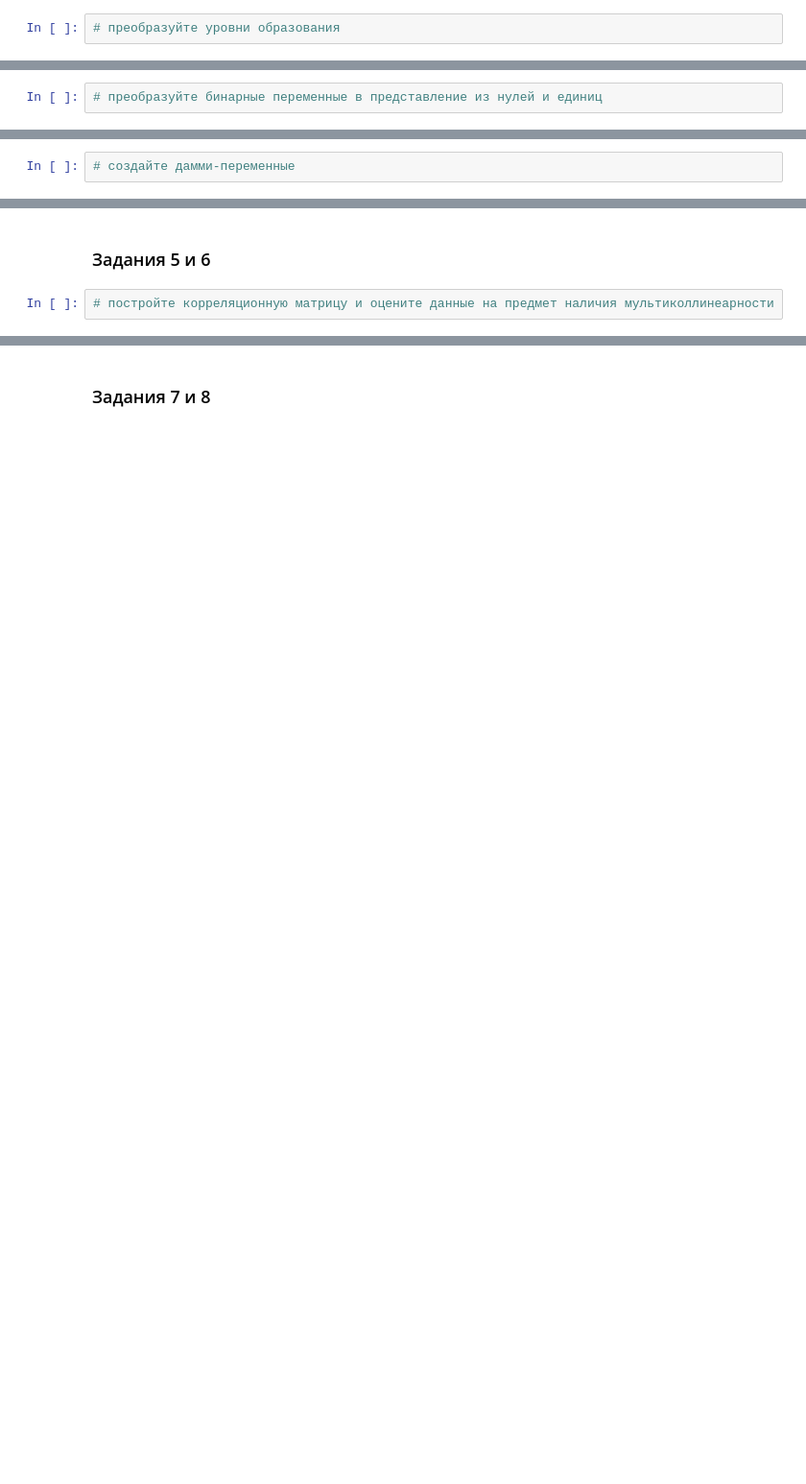
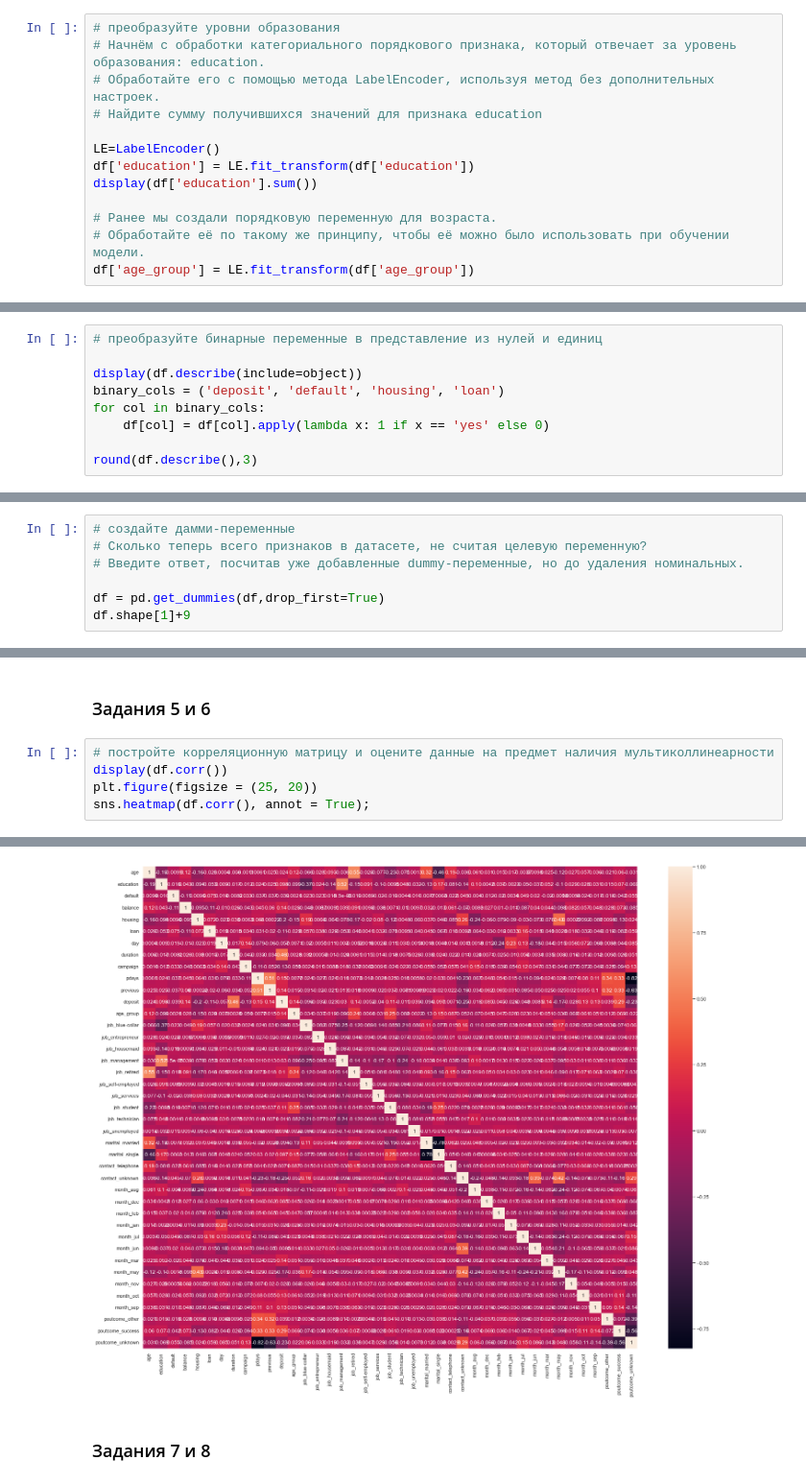
Before and after one commit to Alexx-Yu/python_classes, a Jupyter notebook: Project 04/Project_4_ML.ipynb, the cells around one changed output, grey strips where cells are left out. Shown at 96% size. Saved outputs shown, nothing was run; the diff lists cells and outputs as text; blank space fills up the shorter version.

```diff
--- a/Project 04/Project_4_ML.ipynb
+++ b/Project 04/Project_4_ML.ipynb
@@ -284,3 +284,14 @@ heatmap.set_title('Тепловая карта зависимости колич
 ### Задание 1
 # %%
 # преобразуйте уровни образования
+# Начнём с обработки категориального порядкового признака, который отвечает за уровень образования: education.
+# Обработайте его с помощью метода LabelEncoder, используя метод без дополнительных настроек.
+# Найдите сумму получившихся значений для признака education
+
+LE=LabelEncoder()
+df['education'] = LE.fit_transform(df['education'])
+display(df['education'].sum())
+
+# Ранее мы создали порядковую переменную для возраста.
+# Обработайте её по такому же принципу, чтобы её можно было использовать при обучении модели.
+df['age_group'] = LE.fit_transform(df['age_group'])
@@ -288,3 +301,10 @@ heatmap.set_title('Тепловая карта зависимости колич
 ### Задания 2 и 3
 # %%
 # преобразуйте бинарные переменные в представление из нулей и единиц
+
+display(df.describe(include=object))
+binary_cols = ('deposit', 'default', 'housing', 'loan')
+for col in binary_cols:
+    df[col] = df[col].apply(lambda x: 1 if x == 'yes' else 0)
+
+round(df.describe(),3)
@@ -292,3 +327,8 @@ heatmap.set_title('Тепловая карта зависимости колич
 ### Задание 4
 # %%
 # создайте дамми-переменные
+# Сколько теперь всего признаков в датасете, не считая целевую переменную?
+# Введите ответ, посчитав уже добавленные dummy-переменные, но до удаления номинальных.
+
+df = pd.get_dummies(df,drop_first=True)
+df.shape[1]+9
@@ -296,3 +338,7 @@ heatmap.set_title('Тепловая карта зависимости колич
 ### Задания 5 и 6
 # %%
 # постройте корреляционную матрицу и оцените данные на предмет наличия мультиколлинеарности
+display(df.corr())
+plt.figure(figsize = (25, 20))
+sns.heatmap(df.corr(), annot = True);
+# %% [output]
@@ -299,3 +363,4 @@ heatmap.set_title('Тепловая карта зависимости колич
+[figure, added]
 # %% [markdown]
 ### Задания 7 и 8
 # %%
```
Also changed, not shown: parts of 7 cells of this notebook.
